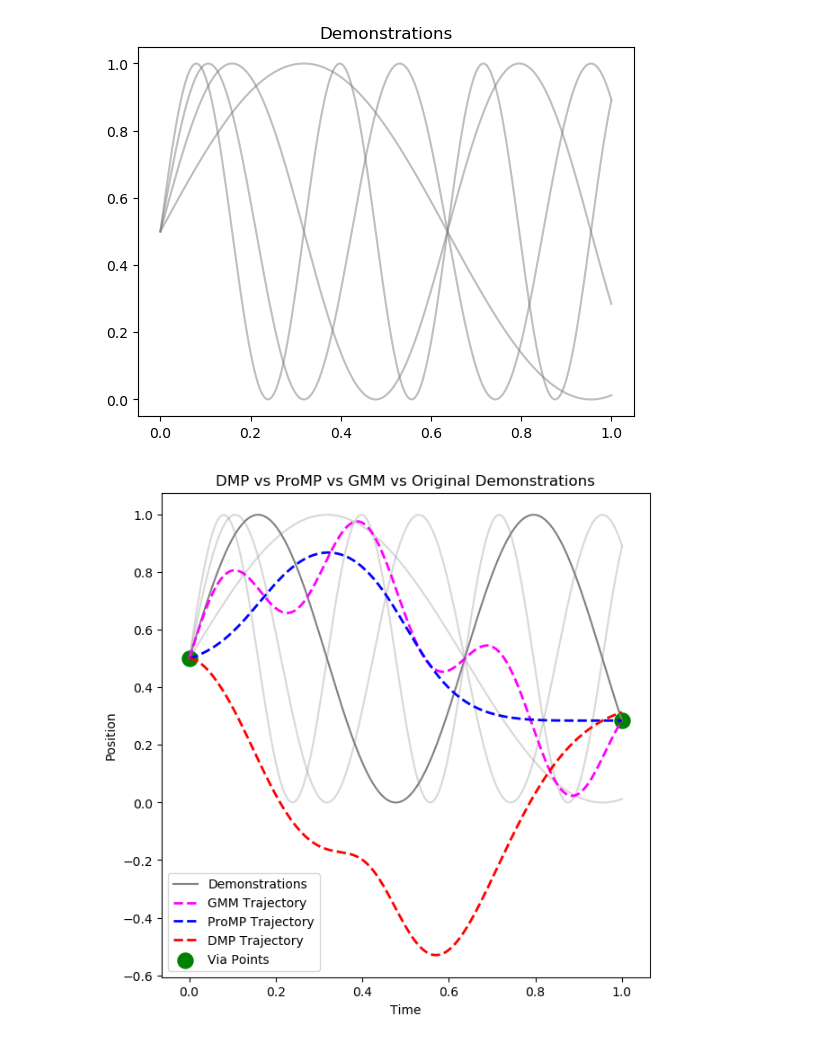
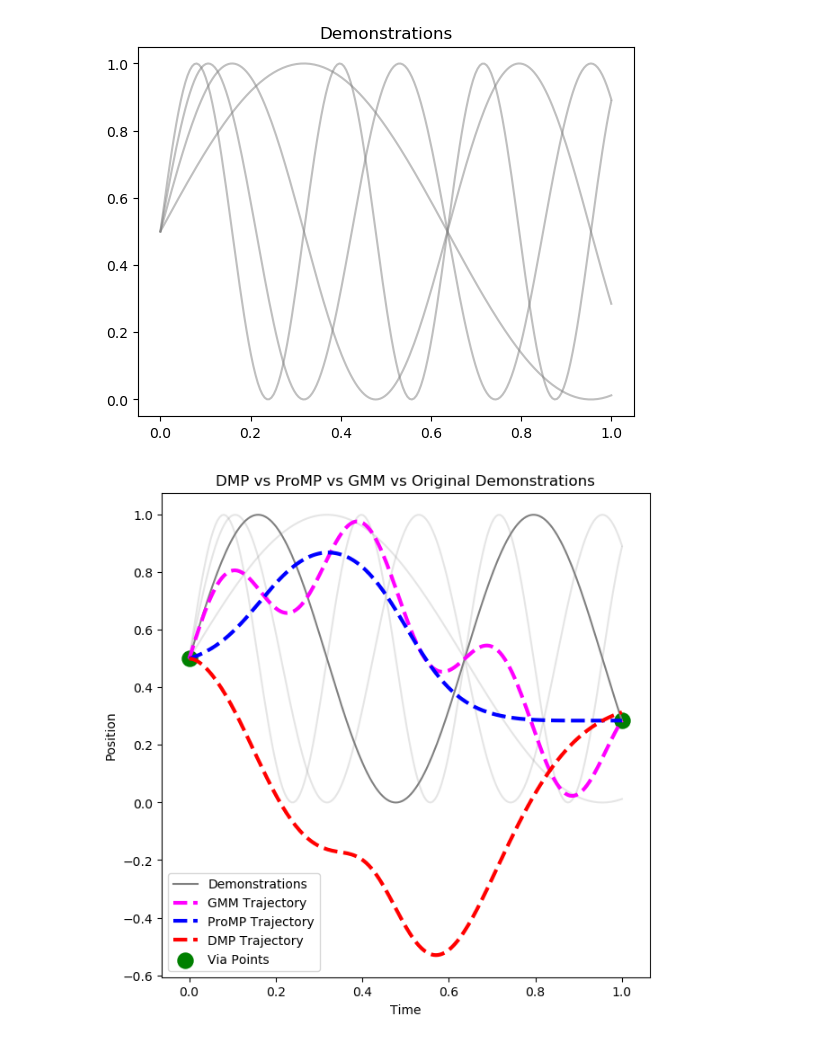
Before and after one commit to yildirimyigit/cnep, a Jupyter notebook: mp_comparison/comparison_on_cnep_data.ipynb, the cells around one changed output. Cells and saved outputs as stored; diff of their text form; code cells hidden in the pictures.

```diff
--- a/mp_comparison/comparison_on_cnep_data.ipynb
+++ b/mp_comparison/comparison_on_cnep_data.ipynb
@@ -6,7 +6,7 @@ from movement_primitives.dmp import DMP
 from gmr import GMM
 import matplotlib.pyplot as plt
 # %%
-root_path = '/home/yigit/projects/mbcnp/outputs/'
+root_path = '/home/yigit/projects/cnep/outputs/'
 test_path = 'ablation/sines_4/2_4_8/1714557588'
 
 data_path = root_path + test_path + '/y.pt'
@@ -41,36 +41,36 @@ for i, traj in enumerate(Y):
     if i == ind:
         plt.plot(x, traj, color='gray', label='Demonstrations')
     else:
-        plt.plot(x, traj, color='gray', alpha=0.3)  # Original trajectories in gray
+        plt.plot(x, traj, color='gray', alpha=0.2)  # Original trajectories in gray
 
 d.configure(start_y=[sp], goal_y=[ep])
 t, trajectory = d.open_loop()
 
 p = ProMP(n_dims=1, n_weights_per_dim=4)
 p.imitate(np.tile(x, (Y.shape[0], 1)), Y)
 p = p.condition_position(sp, t=0).condition_position(ep, t=1)
 trajectory_p = p.sample_trajectories(x, 1, np.random.RandomState(seed=1234))
 
 input_data = x.reshape(-1, 1)  # Phase variable as a column vector
 
 priors = 4  # Number of GMM components
 gmr_model = GMM(n_components=priors, random_state=1234)
 gmr_model.from_samples(Y)
 gmr_model = gmr_model.condition([0, -1], [sp, ep])
 trajectory_g = gmr_model.sample(1)
 trajectory_g = np.insert(trajectory_g, 0, sp)
 trajectory_g = np.append(trajectory_g, ep)
 
 
 # Plot generated trajectories
-plt.plot(x, trajectory_g, label='GMM Trajectory', color='magenta', linewidth=2, linestyle='dashed')
-plt.plot(x, trajectory_p[0,:,0], label='ProMP Trajectory', color='blue', linewidth=2, linestyle='dashed')
-plt.plot(t, trajectory, label='DMP Trajectory', color='red', linewidth=2, linestyle='dashed')
+plt.plot(x, trajectory_g, label='GMM Trajectory', color='magenta', linewidth=3, linestyle='dashed')
+plt.plot(x, trajectory_p[0,:,0], label='ProMP Trajectory', color='blue', linewidth=3, linestyle='dashed')
+plt.plot(t, trajectory, label='DMP Trajectory', color='red', linewidth=3, linestyle='dashed')
 plt.scatter([0, 1], [sp, ep], color='green', label='Via Points', s=150)  # Via points
 plt.legend(loc='lower left')
 plt.title('DMP vs ProMP vs GMM vs Original Demonstrations')
 plt.xlabel('Time')
 plt.ylabel('Position')
 plt.show()
 # %% [output]
-[figure, old version]
+[figure, new version]
```
Also changed, not shown: 3 other files.
